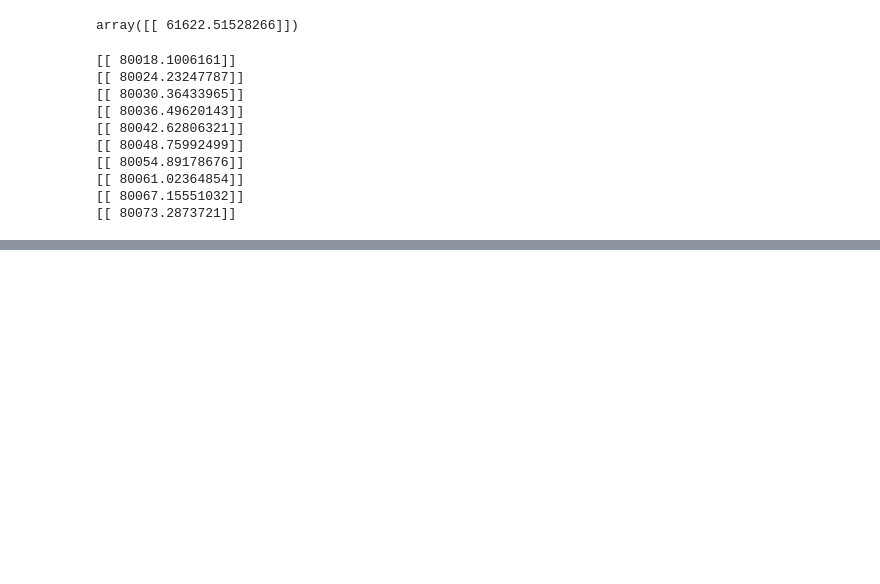
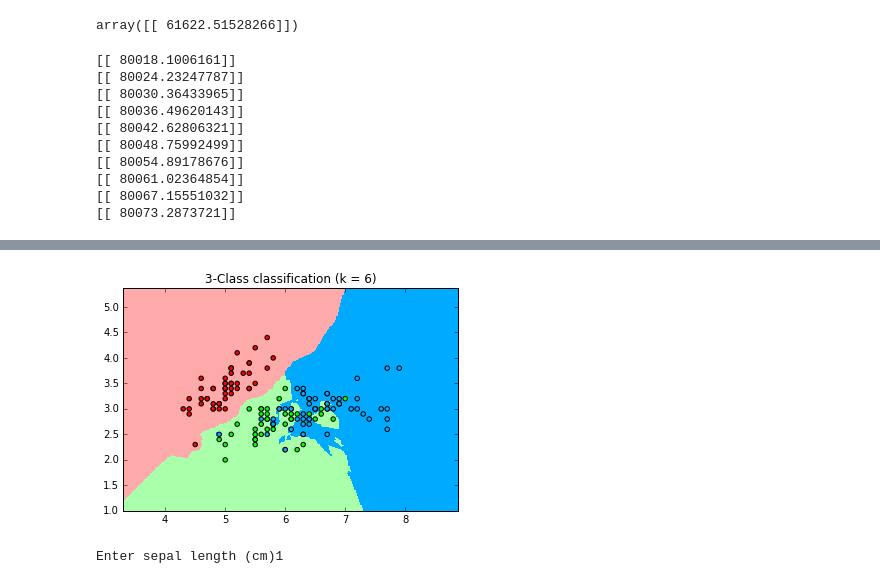
Before and after one commit to RittickDatta/Jupyter_Notebooks, a Jupyter notebook: Python Machine Learning.ipynb, the cells around one changed output, grey strips where cells are left out. Drawn from its saved outputs; the diff is of its cells as text; code cells hidden in the pictures; blank space fills up the shorter version.

```diff
--- a/Python Machine Learning.ipynb
+++ b/Python Machine Learning.ipynb
@@ -74,0 +143,3 @@ for lotSize in range(8000,8010):
+# %%
+cmap_light = ListedColormap(['#FFAAAA', '#AAFFAA','#00AAFF'])
+cmap_bold = ListedColormap(['#FF0000', '#00FF00','#00AAFF'])
@@ -74,0 +153,2 @@ for lotSize in range(8000,8010):
+# %%
+Z = clf.predict(np.c_[xx.ravel(), yy.ravel()])
@@ -74,0 +159,22 @@ for lotSize in range(8000,8010):
+# %%
+Z = Z.reshape(xx.shape)
+plt.figure()
+plt.pcolormesh(xx, yy, Z, cmap=cmap_light)
+
+plt.scatter(X[:,0], X[:,1], c=y, cmap=cmap_bold)
+plt.xlim(xx.min(), xx.max())
+plt.ylim(yy.min(), yy.max())
+plt.title("3-Class classification (k = %i)"% (6))
+plt.show()
+# %% [output]
+[figure, added]
+# %%
+s1 = input('Enter sepal length (cm)')
+s2 = input('Enter sepal width (cm)')
+dataClass = clf.predict([[s1, s2]])
+print('Prediction: ')
+
+if dataClass == 0:
+    print('Iris Setod')
+# %% [output]
+Enter sepal length (cm)1
```
Also changed, not shown: parts of 17 cells of this notebook.
